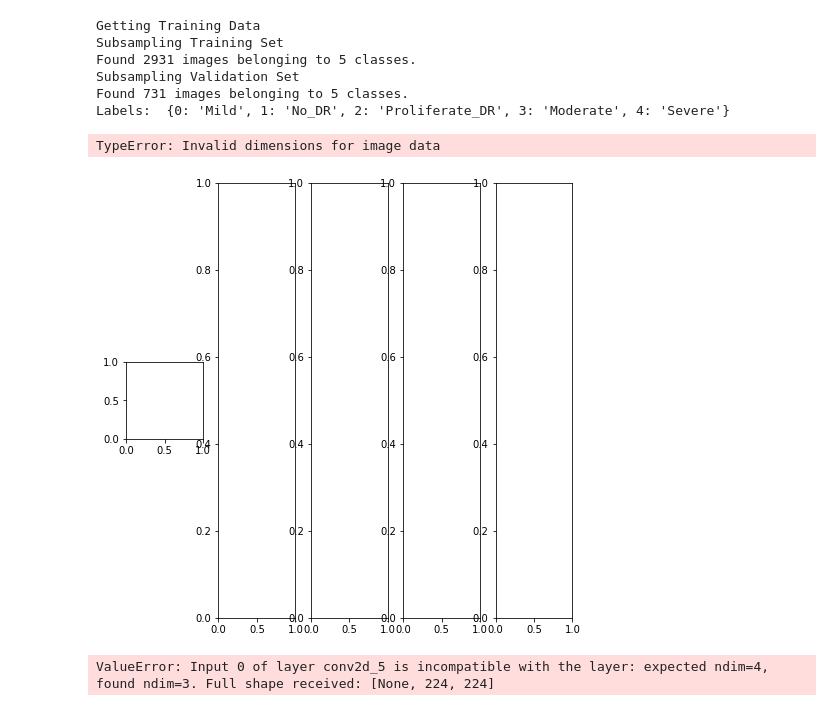
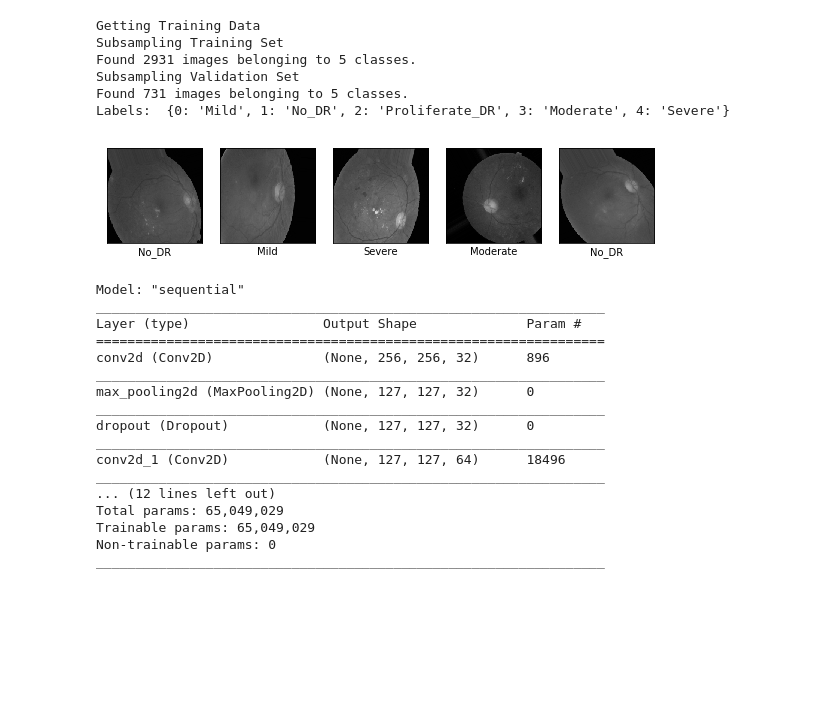
Before and after one commit to d-wdj/MachineLearning, a Jupyter notebook: DiaRetino/Diabetic Retinopathy.ipynb, the cells around one changed output. Drawn from its saved outputs; the diff is of its cells as text; code cells hidden in the pictures; blank space fills up the shorter version.

Commit message:
working model, but moderate results

```diff
--- a/DiaRetino/Diabetic Retinopathy.ipynb
+++ b/DiaRetino/Diabetic Retinopathy.ipynb
@@ -43,7 +47,7 @@ IMG_WIDTH = 224
 INPUT_SIZE = (IMG_HEIGHT, IMG_WIDTH)
 # %%
 print ("Getting Training Data")
-trainGenerator = ImageDataGenerator(
+trainGenerator = tf.keras.preprocessing.image.ImageDataGenerator(
                 rescale=1./255,
                 rotation_range=30,
                 zoom_range=0.15,
@@ -58,17 +62,19 @@ print ("Subsampling Training Set")
 train_data = trainGenerator.flow_from_directory(
                     batch_size=BATCH_SIZE,
                     directory='dataset',
-                    target_size=INPUT_SIZE,
-                    subset='training',
-                    color_mode='grayscale')
+                    #target_size=INPUT_SIZE,
+                    subset='training',)
+#                     color_mode='grayscale')
+num_train_data = train_data.n
 
 print ("Subsampling Validation Set")
 val_data = trainGenerator.flow_from_directory(
                     batch_size=BATCH_SIZE,
                     directory='dataset',
-                    target_size=INPUT_SIZE,
-                    subset='validation',
-                    color_mode='grayscale')
+                    #target_size=INPUT_SIZE,
+                    subset='validation',)
+                    #color_mode='grayscale')
+num_val_data = val_data.n
 
 labels = {z: dis for z, dis in enumerate(os.listdir('dataset'))}
 print ("Labels: ", labels)
@@ -82,47 +88,71 @@ Labels:  {0: 'Mild', 1: 'No_DR', 2: 'Proliferate_DR', 3: 'Moderate', 4: 'Severe'
 # %%
 def decodeOneHot(one_hot_vector):
     return np.argmax(one_hot_vector)
 
 def plotImages(images_arr, label_arr):
     """
     Displays a selection of images (e.g. from training dataset)
     with their appropriate labels.
     Input: array_of_images[n],
         where n takes the form of array slicer.
     Output: plot(s) of rescaled images with their curated annotation.
     """
     fig, axes = plt.subplots(1, 5, figsize=(8,8))
     axes = axes.flatten()
     for img, dataLabel, ax in zip(images_arr, label_arr, axes):
-        ax.imshow(img)
+        img = np.asarray(img)
+        ax.imshow(img)#, cmap='gray')
         ax.set_xlabel(labels[decodeOneHot(dataLabel)])
         ax.set_yticks([])
         ax.set_xticks([])
     plt.tight_layout()
     plt.show()
 
 
 sample_train, label = next(train_data)
 plotImages(sample_train[:5], label[:5])
 # %% [output]
-TypeError: Invalid dimensions for image data
-[figure, old version]
+[figure, new version]
 # %%
-model = Sequential([
-    Conv2D(32, 3, padding='same', activation='relu',
-                           input_shape=INPUT_SIZE),
-    MaxPooling2D(3, strides=2),
-    Dropout(0.2, seed=111),
+model = tf.keras.Sequential([
+    tf.keras.layers.Conv2D(32, 3, padding='same', activation='relu',
+                           input_shape=(256, 256, 3)),
+    tf.keras.layers.MaxPooling2D(3, strides=2),
+    tf.keras.layers.Dropout(0.2, seed=111),
 
-    Flatten(),
-    Dense(64, activation='relu'),
-    Dropout(0.4, seed=111),
-    Dense(5, activation='softmax')
+    tf.keras.layers.Conv2D(64, 3, padding='same', activation='relu'),
+    tf.keras.layers.MaxPooling2D(3, strides=2),
+    tf.keras.layers.Dropout(0.2, seed=111),
+
+#     tf.keras.layers.Conv2D(96, 3, padding='same', activation='relu'),
+#     tf.keras.layers.MaxPooling2D(3, strides=2),
+#     tf.keras.layers.Dropout(0.2, seed=111),
+
+    tf.keras.layers.Flatten(),
+    tf.keras.layers.Dense(256, activation='relu'),
+    tf.keras.layers.Dropout(0.4, seed=111),
+    tf.keras.layers.Dense(5, activation='softmax')
     ])
-model.compile(optimizer=optimizers.Adam(epsilon=1e-3),
-              loss='sparse_categorical_crossentropy',
+model.compile(optimizer=tf.keras.optimizers.Adam(),#epsilon=1e-3, ),
+              loss='categorical_crossentropy',
               metrics=['accuracy', 'AUC', 'Precision', 'Recall'])
 model.summary()
 now = datetime.strftime(datetime.today(), '%Y%m%d_%H%M')
 # %% [output]
-ValueError: Input 0 of layer conv2d_5 is incompatible with the layer: expected ndim=4, found ndim=3. Full shape received: [None, 224, 224]
+Model: "sequential"
+_________________________________________________________________
+Layer (type)                 Output Shape              Param #
+=================================================================
+conv2d (Conv2D)              (None, 256, 256, 32)      896
+_________________________________________________________________
+max_pooling2d (MaxPooling2D) (None, 127, 127, 32)      0
+_________________________________________________________________
+dropout (Dropout)            (None, 127, 127, 32)      0
+_________________________________________________________________
+conv2d_1 (Conv2D)            (None, 127, 127, 64)      18496
+_________________________________________________________________
+... (12 lines left out)
+Total params: 65,049,029
+Trainable params: 65,049,029
+Non-trainable params: 0
+_________________________________________________________________
```
Also changed, not shown: parts of 7 cells of this notebook.
